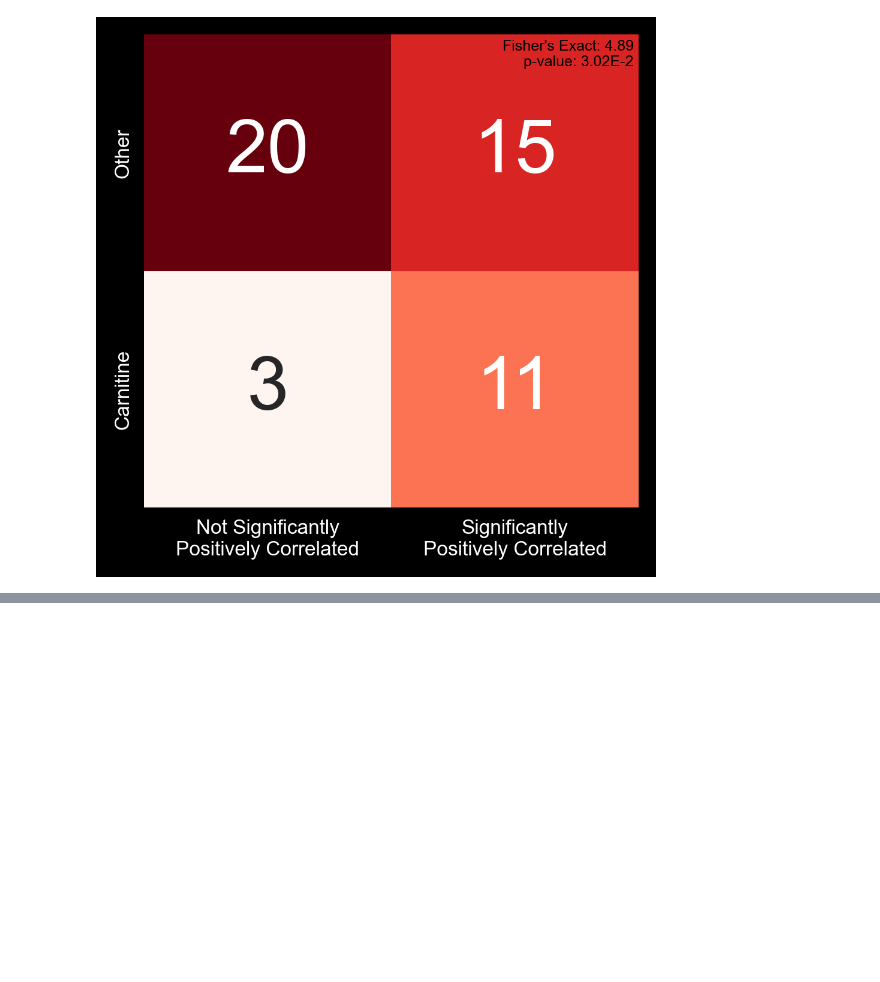
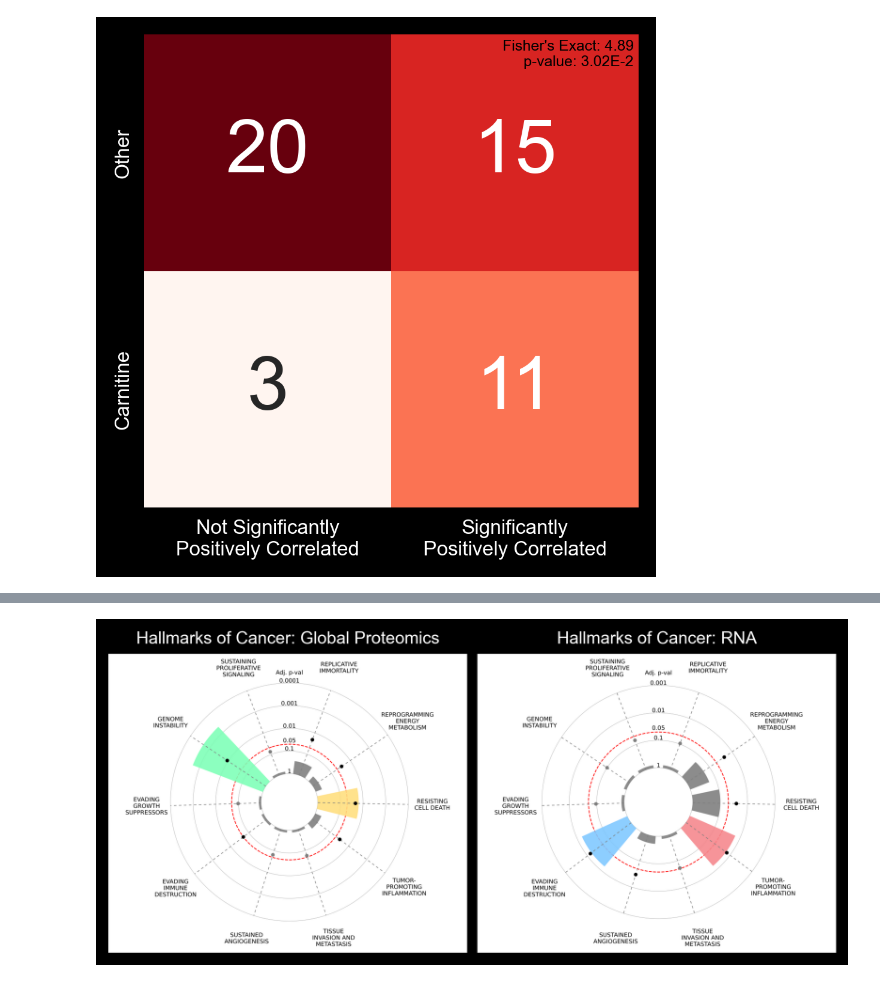
Before and after one commit to PNNL-CompBio/amlMultidrugResistance, a Jupyter notebook: aml_outcome_disparities/analysis/fig2/figure2.ipynb, the cells around one changed output, grey strips where cells are left out. Saved outputs shown, nothing was run; the diff lists cells and outputs as text; code cells hidden in the pictures; blank space fills up the shorter version.

```diff
--- a/aml_outcome_disparities/analysis/fig2/figure2.ipynb
+++ b/aml_outcome_disparities/analysis/fig2/figure2.ipynb
@@ -216,0 +259,25 @@ for ax in axes:
+# %%
+fig, axes = get_setup(
+    1,
+    2,
+    fig_params={
+        "figsize": (6, 3),
+        "width_ratios": [1, 1]
+    }
+)
+
+global_hallmark = plt.imread("hallmarks_global.png")
+rna_hallmark = plt.imread("hallmarks_rna.png")
+
+axes[0].imshow(global_hallmark)
+axes[1].imshow(rna_hallmark)
+
+for ax, hallmark, name in zip(
+    axes,
+    [global_hallmark, rna_hallmark],
+    ["Global Proteomics", "RNA"]
+):
+    ax.set_axis_off()
+    ax.set_title(f"Hallmarks of Cancer: {name}")
+# %% [output]
+[figure, added]
```
Also changed, not shown: parts of 11 cells of this notebook, 2 other files.
